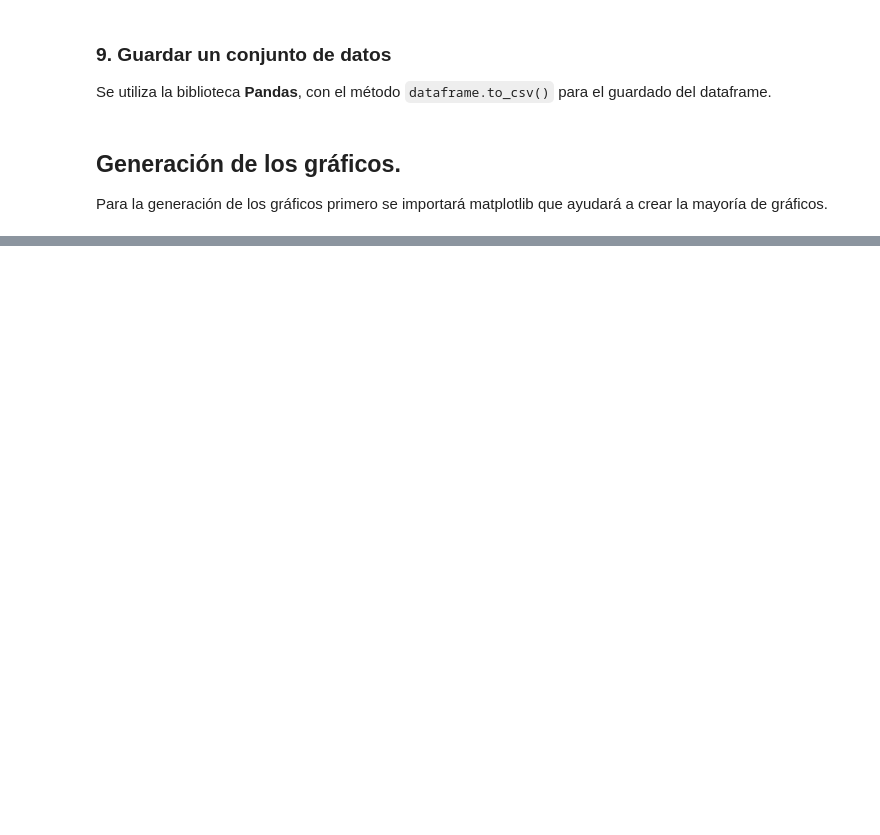
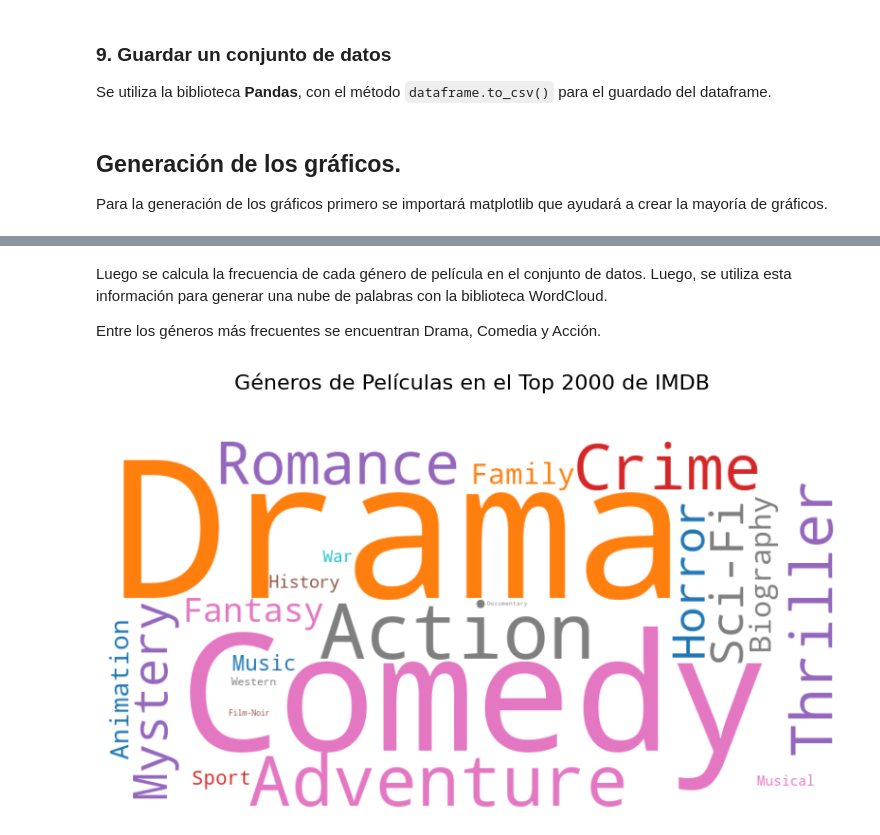
Before and after one commit to DiegoAraneda98/TCPD-Tarea-2, a Jupyter notebook: tarea2.ipynb, the cells around one changed output, grey strips where cells are left out. Cells and saved outputs as stored; diff of their text form; code cells hidden in the pictures; blank space fills up the shorter version.

```diff
--- a/tarea2.ipynb
+++ b/tarea2.ipynb
@@ -391,9 +385,6 @@ variable_indicadora.head()
 # %%
 # Se combinan los dataframes "df" y "variable_indicadora"
 df = pd.concat([df, variable_indicadora], axis=1)
-
-# Se elimina la columna original "Release Year Grouped" del dataframe "df"
-df.drop("Release Year Grouped", axis = 1, inplace=True)
 # %%
 df.head(20)
 # %% [output]
@@ -465,0 +462,19 @@ Gráfico circular indicando las proporciones de cada época de las películas.
+# %% [markdown]
+Luego se calcula la frecuencia de cada género de película en el conjunto de datos. Luego, se utiliza esta información para generar una nube de palabras con la biblioteca WordCloud.
+
+Entre los géneros más frecuentes se encuentran Drama, Comedia y Acción.
+# %%
+# Obtener la frecuencia de cada género
+genero_frecuencia = df['Genre'].str.split(', ', expand=True).stack().value_counts()
+
+# Crear la nube de palabras
+wordcloud = WordCloud(width=800, height=400, background_color='white', colormap='tab10').generate_from_frequencies(genero_frecuencia)
+
+# Mostrar la nube de palabras
+plt.figure(figsize=(10, 6))
+plt.imshow(wordcloud, interpolation='bilinear')
+plt.title('Géneros de Películas en el Top 2000 de IMDB', fontsize=16, pad=40)
+plt.axis('off')
+plt.show()
+# %% [output]
+[figure, added]
```
Also changed, not shown: parts of 22 cells of this notebook, 1 other file.
